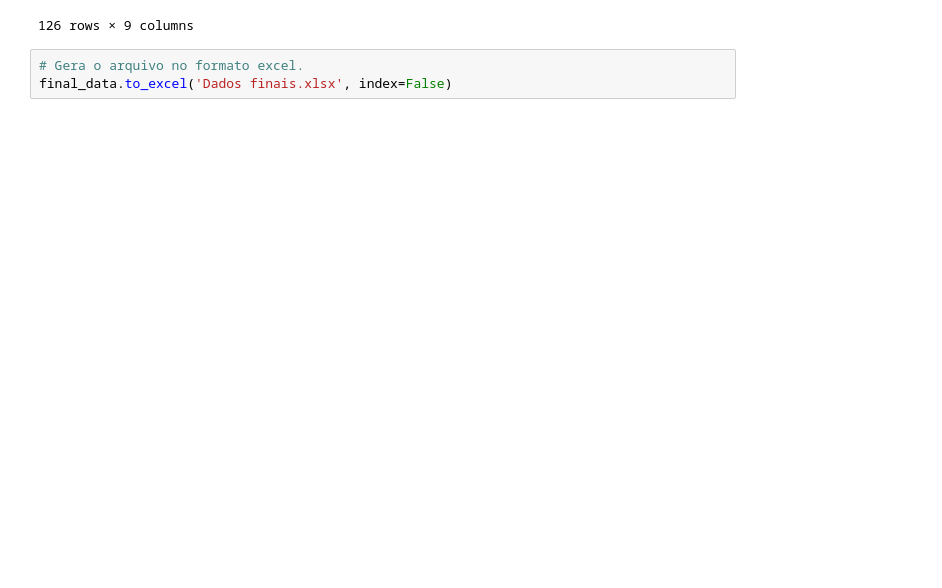
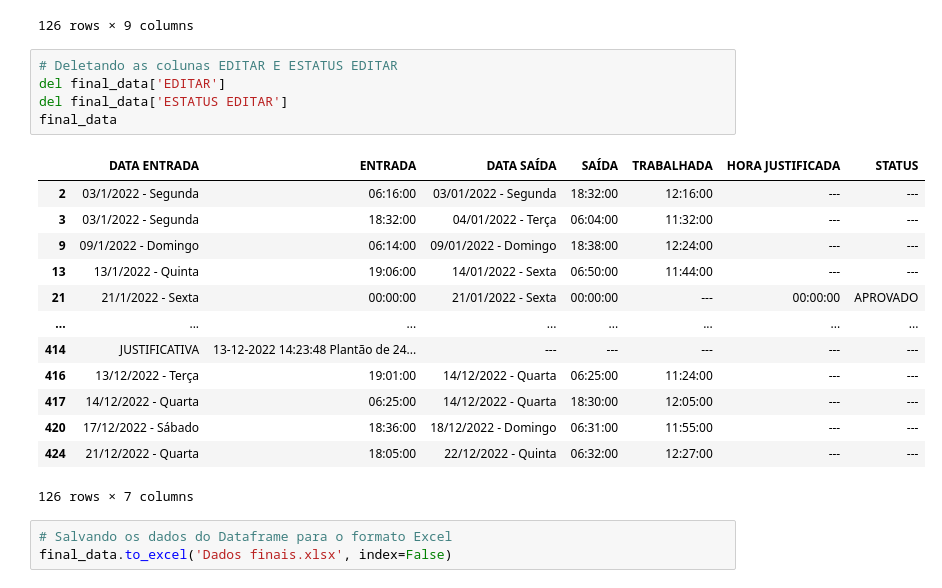
Before and after one commit to PauloDev13/dados_sms-jupter, a Jupyter notebook: analise_ponto.ipynb, the cells around one changed output. Drawn from its saved outputs; the diff is of its cells as text; blank space fills up the shorter version.

Commit message:
Saving dataframe to excel file

```diff
--- a/analise_ponto.ipynb
+++ b/analise_ponto.ipynb
@@ -223,5 +223,24 @@ final_data
 | 424 | 21/12/2022 - Quarta | 18:05:00 | 22/12/2022 - Quinta | 06:32:00 | 12:27:00 | --- | --- | --- | ... |
 126 rows × 9 columns
 # %%
-# Gera o arquivo no formato excel.
-final_data.to_excel('Dados finais.xlsx', index=False)
+# Deletando as colunas EDITAR E ESTATUS EDITAR
+del final_data['EDITAR']
+del final_data['ESTATUS EDITAR']
+final_data
+# %% [output]
+|  | DATA ENTRADA | ENTRADA | DATA SAÍDA | SAÍDA | TRABALHADA | HORA JUSTIFICADA | STATUS |
+| 2 | 03/1/2022 - Segunda | 06:16:00 | 03/01/2022 - Segunda | 18:32:00 | 12:16:00 | --- | --- |
+| 3 | 03/1/2022 - Segunda | 18:32:00 | 04/01/2022 - Terça | 06:04:00 | 11:32:00 | --- | --- |
+| 9 | 09/1/2022 - Domingo | 06:14:00 | 09/01/2022 - Domingo | 18:38:00 | 12:24:00 | --- | --- |
+| 13 | 13/1/2022 - Quinta | 19:06:00 | 14/01/2022 - Sexta | 06:50:00 | 11:44:00 | --- | --- |
+| 21 | 21/1/2022 - Sexta | 00:00:00 | 21/01/2022 - Sexta | 00:00:00 | --- | 00:00:00 | APROVADO |
+| ... | ... | ... | ... | ... | ... | ... | ... |
+| 414 | JUSTIFICATIVA | 13-12-2022 14:23:48 Plantão de 24... | --- | --- | --- | --- | --- |
+| 416 | 13/12/2022 - Terça | 19:01:00 | 14/12/2022 - Quarta | 06:25:00 | 11:24:00 | --- | --- |
+| 417 | 14/12/2022 - Quarta | 06:25:00 | 14/12/2022 - Quarta | 18:30:00 | 12:05:00 | --- | --- |
+| 420 | 17/12/2022 - Sábado | 18:36:00 | 18/12/2022 - Domingo | 06:31:00 | 11:55:00 | --- | --- |
+| 424 | 21/12/2022 - Quarta | 18:05:00 | 22/12/2022 - Quinta | 06:32:00 | 12:27:00 | --- | --- |
+126 rows × 7 columns
+# %%
+# Salvando os dados do Dataframe para o formato Excel
+final_data.to_excel('Dados finais.xlsx', index=False)
```
Also changed, not shown: 1 other file.
